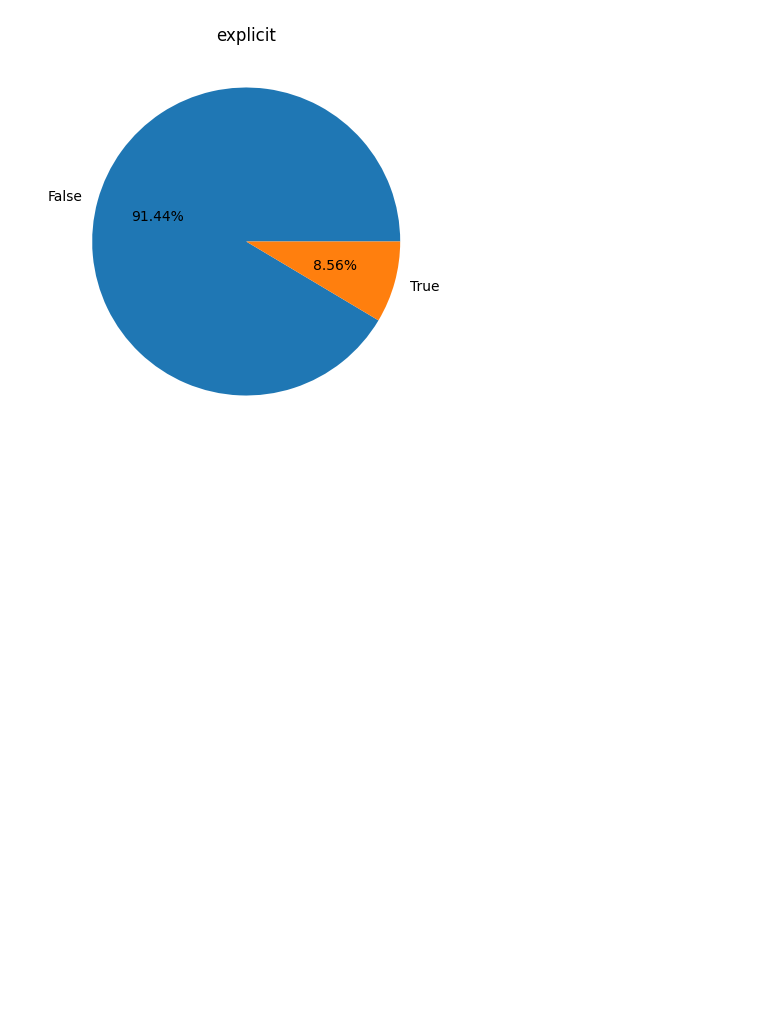
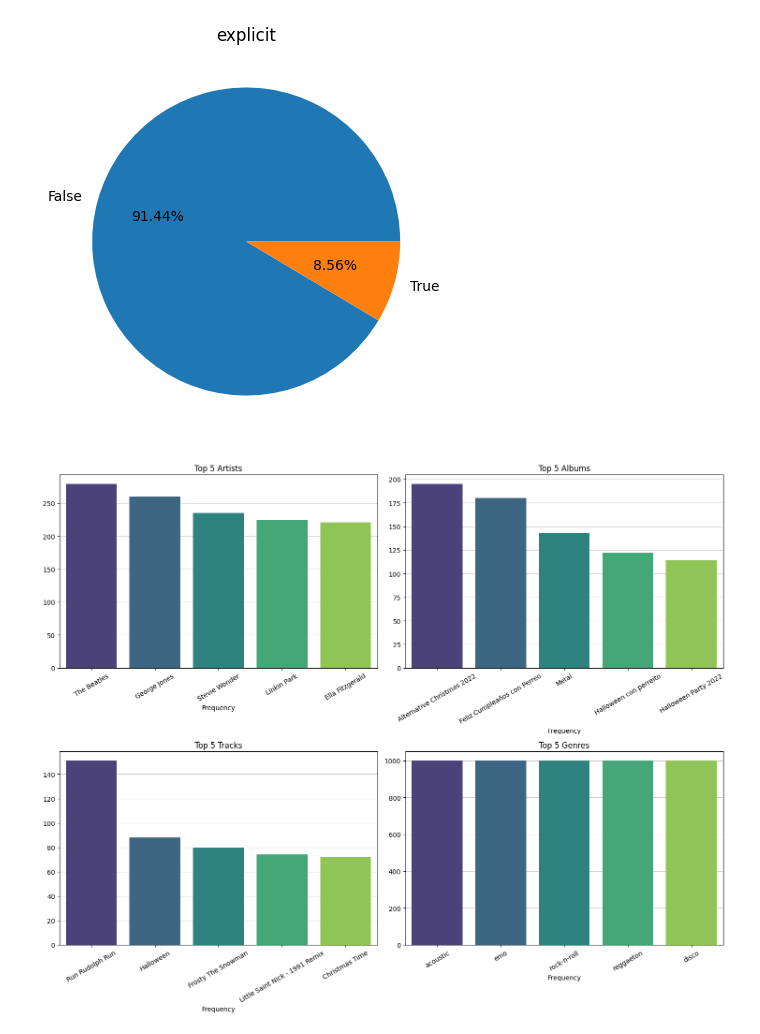
Before and after one commit to duongtruongbinh/Prog4DS_FinalProject, a Jupyter notebook: Data_Exploring-and-Preprocessing.ipynb, the cells around one changed output. Saved outputs shown, nothing was run; the diff lists cells and outputs as text; code cells hidden in the pictures; blank space fills up the shorter version.

```diff
--- a/Data_Exploring-and-Preprocessing.ipynb
+++ b/Data_Exploring-and-Preprocessing.ipynb
@@ -245,3 +252,52 @@ plt.title('explicit')
 plt.pie(np.unique(categorical_cols['explicit'], return_counts=True)[1], labels=np.unique(categorical_cols['explicit'], return_counts=True)[0], autopct = '%1.2f%%');
 # %% [output]
 [figure]
+# %%
+# Assuming df is your DataFrame
+top_n = 5
+
+# Get the top N most frequent artists, albums, tracks, and genres
+top_artists = df['artists'].value_counts().head(top_n)
+top_albums = df['album_name'].value_counts().head(top_n)
+top_tracks = df['track_name'].value_counts().head(top_n)
+top_genres = df['track_genre'].value_counts().head(top_n)
+
+# Disable FutureWarning
+with warnings.catch_warnings():
+    warnings.simplefilter("ignore", category=FutureWarning)
+
+    # Plotting
+    fig, axes = plt.subplots(nrows=2, ncols=2, figsize=(15, 12))
+
+    # Top N Artists
+    sns.barplot(x=top_artists.index, y=top_artists.values, palette="viridis", ax=axes[0, 0], width=0.8,zorder=3)
+    axes[0, 0].set_title(f'Top {top_n} Artists')
+    axes[0, 0].set_xlabel('Frequency')
+    axes[0, 0].tick_params(axis='x', rotation=30)
+    axes[0, 0].yaxis.grid(linestyle='-', linewidth=0.5, alpha=1, zorder=0)
+
+    # Top N Albums
+    sns.barplot(x=top_albums.index, y=top_albums.values, palette="viridis", ax=axes[0, 1], width=0.8,zorder=3)
+    axes[0, 1].set_title(f'Top {top_n} Albums')
+    axes[0, 1].set_xlabel('Frequency')
+    axes[0, 1].tick_params(axis='x', rotation=30)
+    axes[0, 1].yaxis.grid(linestyle='-', linewidth=0.5, alpha=1, zorder=0)
+
+    # Top N Tracks
+    sns.barplot(x=top_tracks.index, y=top_tracks.values, palette="viridis", ax=axes[1, 0], width=0.8,zorder=3)
+    axes[1, 0].set_title(f'Top {top_n} Tracks')
+    axes[1, 0].set_xlabel('Frequency')
+    axes[1, 0].tick_params(axis='x', rotation=30)
+    axes[1, 0].yaxis.grid(linestyle='-', linewidth=0.5, alpha=1, zorder=0)
+
+    # Top N Genres
+    sns.barplot(x=top_genres.index, y=top_genres.values, palette="viridis", ax=axes[1, 1], width=0.8,zorder=3)
+    axes[1, 1].set_title(f'Top {top_n} Genres')
+    axes[1, 1].set_xlabel('Frequency')
+    axes[1, 1].tick_params(axis='x', rotation=30)
+    axes[1, 1].yaxis.grid(linestyle='-', linewidth=0.5, alpha=1, zorder=0)
+
+    plt.tight_layout()
+    plt.show()
+# %% [output]
+[figure, added]
```
Also changed, not shown: parts of 10 cells of this notebook.
